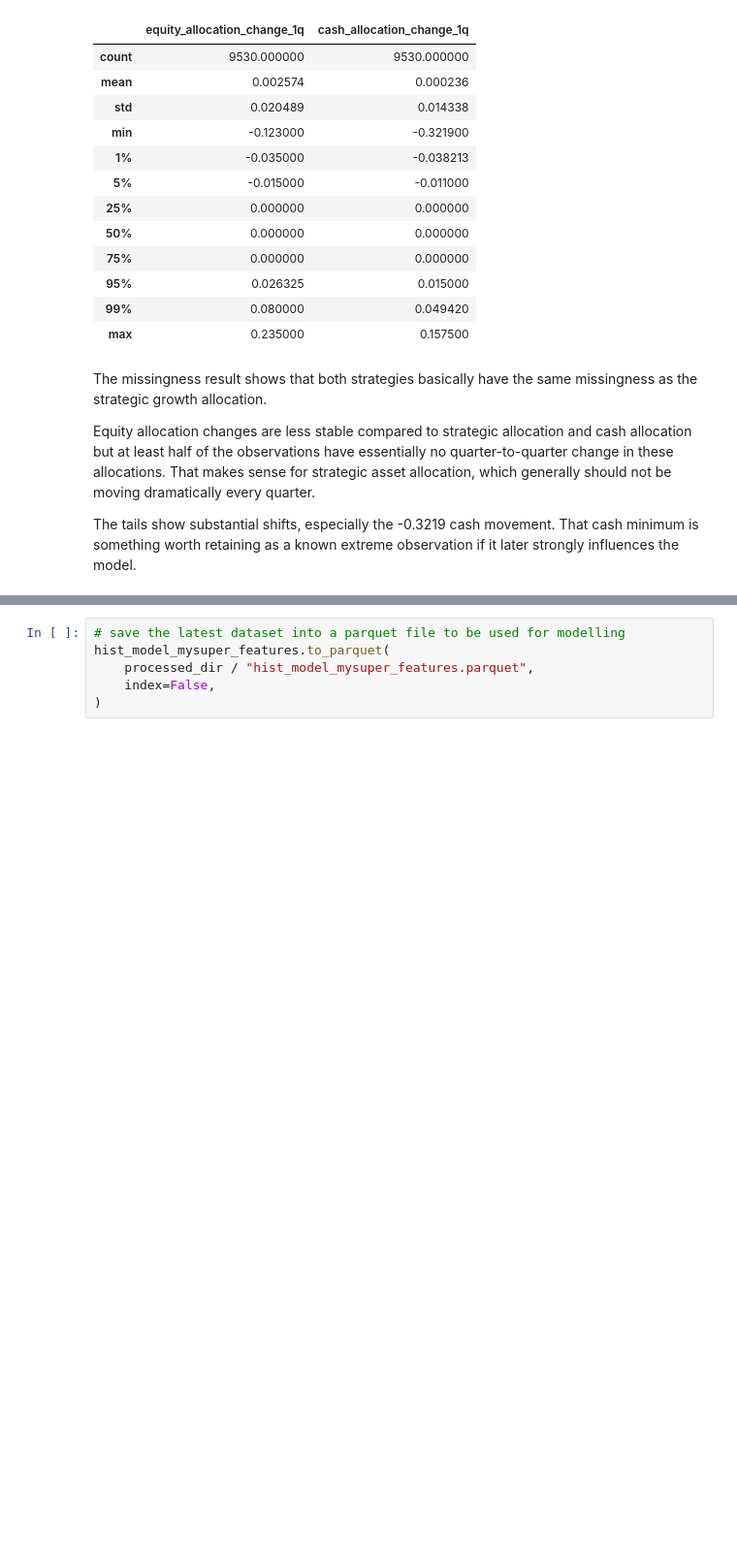
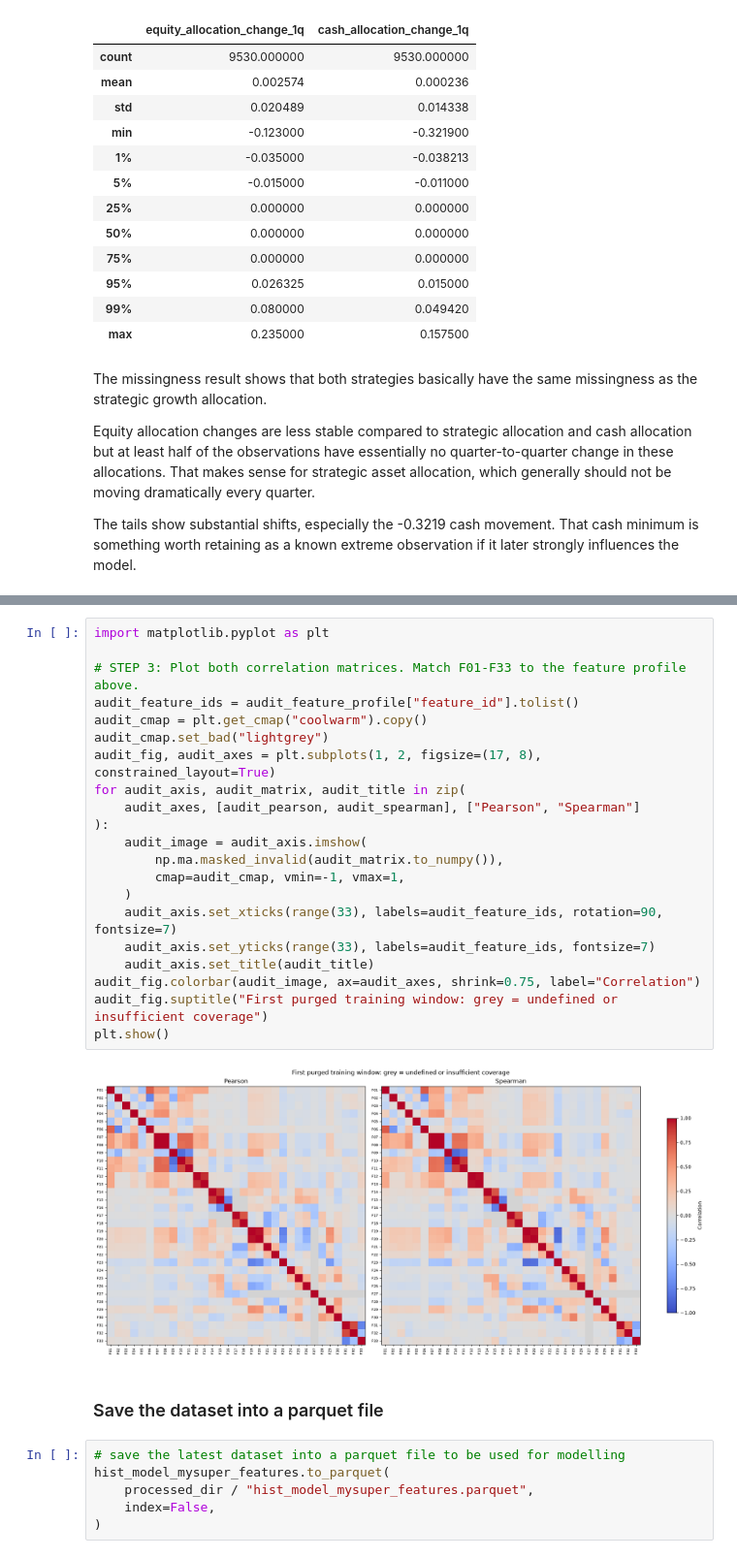
Before and after one commit to terra9/superannuation-performance-early-warning, a Jupyter notebook: notebooks/feature_engineering.ipynb, the cells around one changed output, grey strips where cells are left out. Shown at 97% size. Cells and saved outputs as stored; diff of their text form; blank space fills up the shorter version.

Commit message:
Updated feature_engineering.ipynb: Do feature correlation analysis to check redundancies.

```diff
--- a/notebooks/feature_engineering.ipynb
+++ b/notebooks/feature_engineering.ipynb
@@ -1122,3 +1282,28 @@ The tails show substantial shifts, especially the -0.3219 cash movement. That ca
+# %%
+import matplotlib.pyplot as plt
+
+# STEP 3: Plot both correlation matrices. Match F01-F33 to the feature profile above.
+audit_feature_ids = audit_feature_profile["feature_id"].tolist()
+audit_cmap = plt.get_cmap("coolwarm").copy()
+audit_cmap.set_bad("lightgrey")
+audit_fig, audit_axes = plt.subplots(1, 2, figsize=(17, 8), constrained_layout=True)
+for audit_axis, audit_matrix, audit_title in zip(
+    audit_axes, [audit_pearson, audit_spearman], ["Pearson", "Spearman"]
+):
+    audit_image = audit_axis.imshow(
+        np.ma.masked_invalid(audit_matrix.to_numpy()),
+        cmap=audit_cmap, vmin=-1, vmax=1,
+    )
+    audit_axis.set_xticks(range(33), labels=audit_feature_ids, rotation=90, fontsize=7)
+    audit_axis.set_yticks(range(33), labels=audit_feature_ids, fontsize=7)
+    audit_axis.set_title(audit_title)
+audit_fig.colorbar(audit_image, ax=audit_axes, shrink=0.75, label="Correlation")
+audit_fig.suptitle("First purged training window: grey = undefined or insufficient coverage")
+plt.show()
+# %% [output]
+[figure, added]
+# %% [markdown]
+### Save the dataset into a parquet file
 # %%
 # save the latest dataset into a parquet file to be used for modelling
 hist_model_mysuper_features.to_parquet(
```
Also changed, not shown: parts of 4 cells of this notebook.
